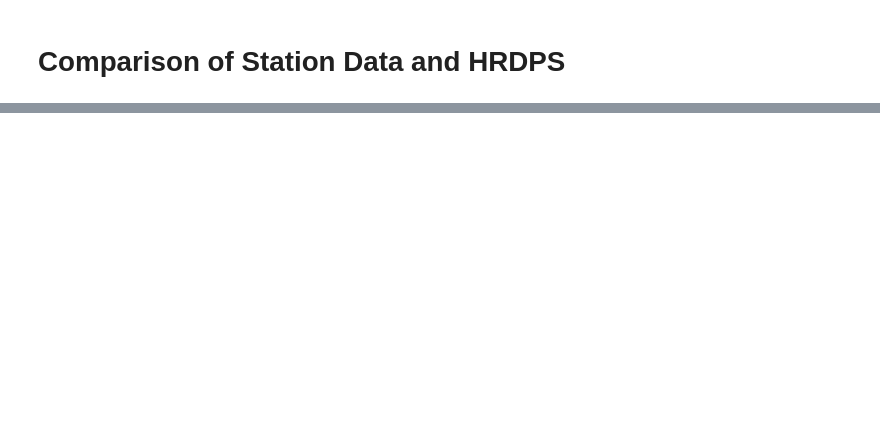
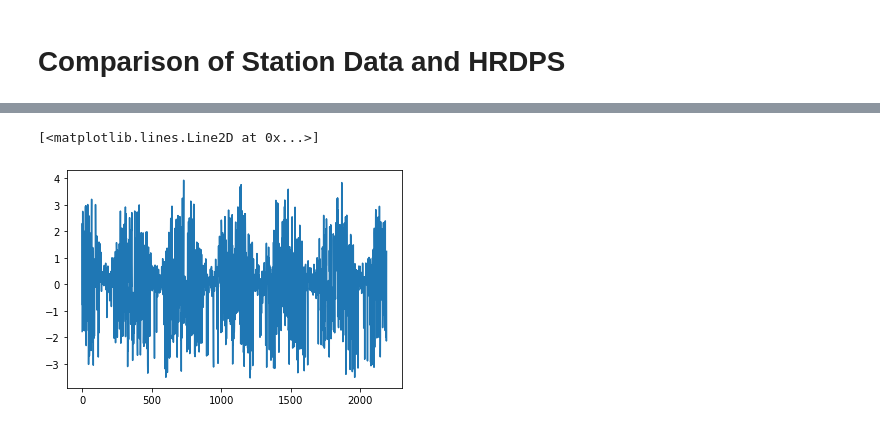
Before and after one commit to rbeutel/eosc510, a Jupyter notebook: Station_HRDPS.ipynb, the cells around one changed output, grey strips where cells are left out. Cells and saved outputs as stored; diff of their text form; code cells hidden in the pictures; blank space fills up the shorter version.

```diff
--- a/Station_HRDPS.ipynb
+++ b/Station_HRDPS.ipynb
@@ -96,0 +164,10 @@ np.shape(Uhrdps) #i noticed through this that this is the hourly data, perhaps r
+# %%
+#reconstruct
+eigvecs = direc_eigvecs[:,np.newaxis]
+REC = eigvecs[:n,:].T@direc_PCs[:,:n].T# + np.mean(pd.DataFrame.to_numpy(d[2:]))
+REC = REC[0,:]
+# %%
+plt.plot(REC)
+# %% [output]
+[<matplotlib.lines.Line2D at 0x...>]
+[figure, added]
```
Also changed, not shown: parts of 34 cells of this notebook, 4 other files.
